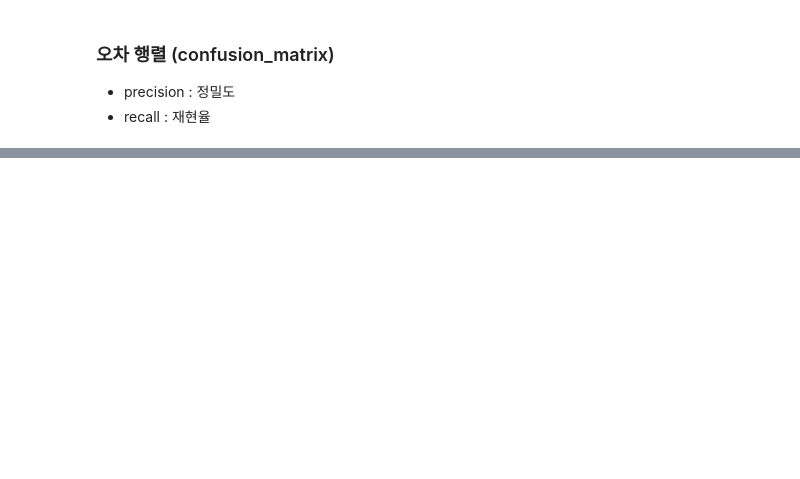
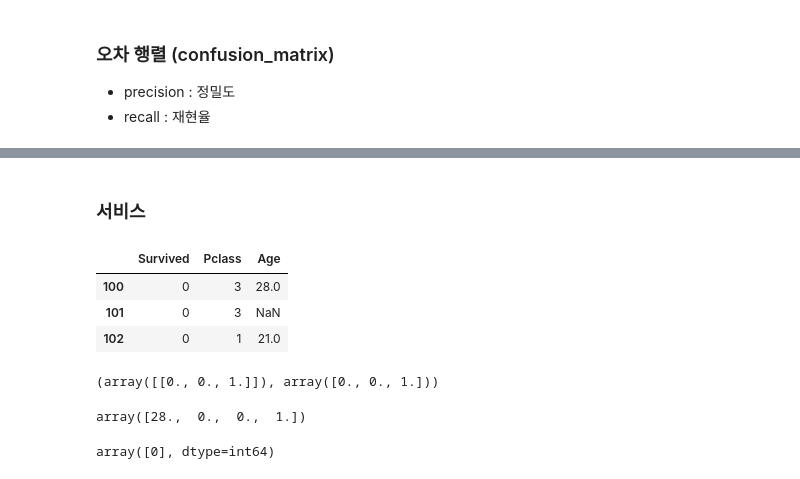
Before and after one commit to GabaeOh/study_AIs, a Jupyter notebook: codes/MLs/Classifications/TitanicFromDisaster_scaling_encoding.ipynb, the cells around one changed output, grey strips where cells are left out. Saved outputs shown, nothing was run; the diff lists cells and outputs as text; code cells hidden in the pictures; blank space fills up the shorter version.

```diff
--- a/codes/MLs/Classifications/TitanicFromDisaster_scaling_encoding.ipynb
+++ b/codes/MLs/Classifications/TitanicFromDisaster_scaling_encoding.ipynb
@@ -248,0 +300,29 @@ f1_score(target_train, target_train_predict)
+# %% [markdown]
+### 서비스
+# %%
+df_TFD_extract[100:103]
+# %% [output]
+|  | Survived | Pclass | Age |
+| 100 | 0 | 3 | 28.0 |
+| 101 | 0 | 3 | NaN |
+| 102 | 0 | 1 | 21.0 |
+# %%
+# 예측 대상자 입력값 Pclass: 3, age 28.0 --> 임의의 값
+encoder_pclass_= oneHotEncoder.transform([[3]]).toarray() #2차원으로 넣어줘야함
+encoder_pclass_, encoder_pclass_.flatten()
+
+#.flatten() --> 차원 배열(또는 행렬)을 1차원 배열로 변환하는 함수
+# %% [output]
+(array([[0., 0., 1.]]), array([0., 0., 1.]))
+# %%
+import numpy as np
+inputs_data = np.concatenate(([28.0],encoder_pclass_.flatten()))
+inputs_data
+
+## 임의의 값을 모델에 넣어주는 값의 형식과 동일하게 됨
+# %% [output]
+array([28.,  0.,  0.,  1.])
+# %%
+model.predict([inputs_data]) #목표변수 얻기
+# %% [output]
+array([0], dtype=int64)
```
Also changed, not shown: parts of 27 cells of this notebook, 6 other files.
